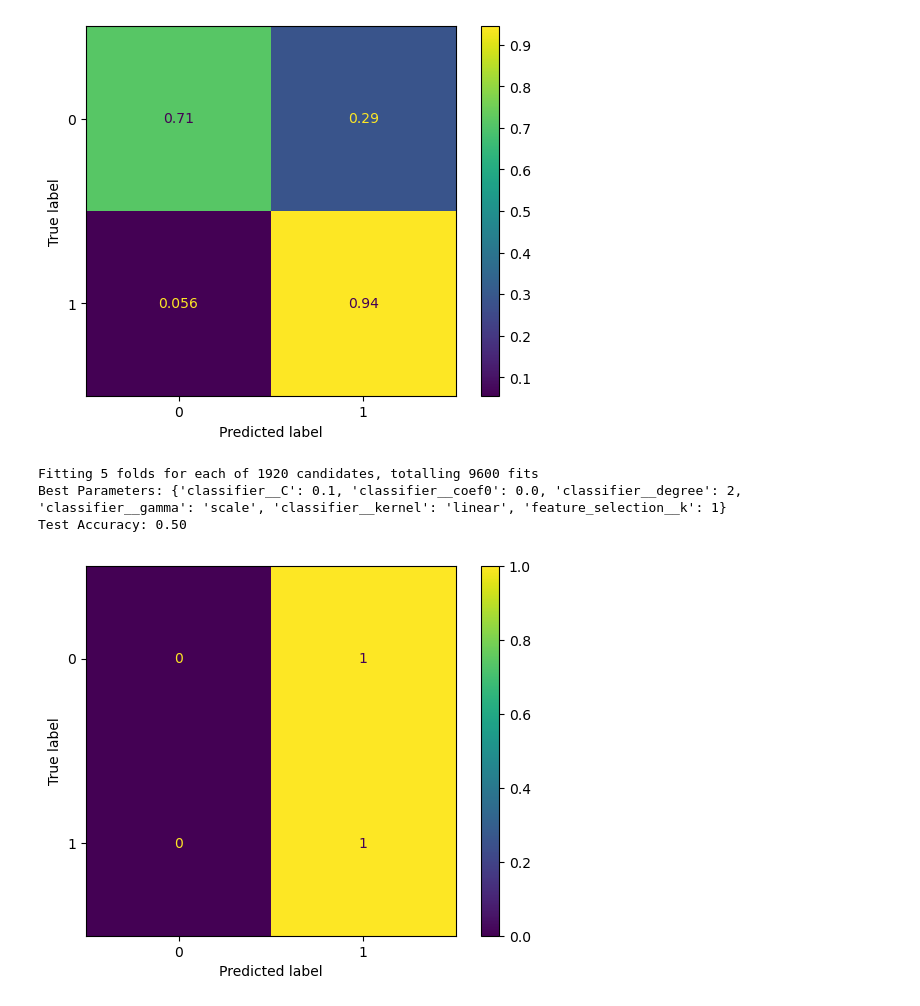
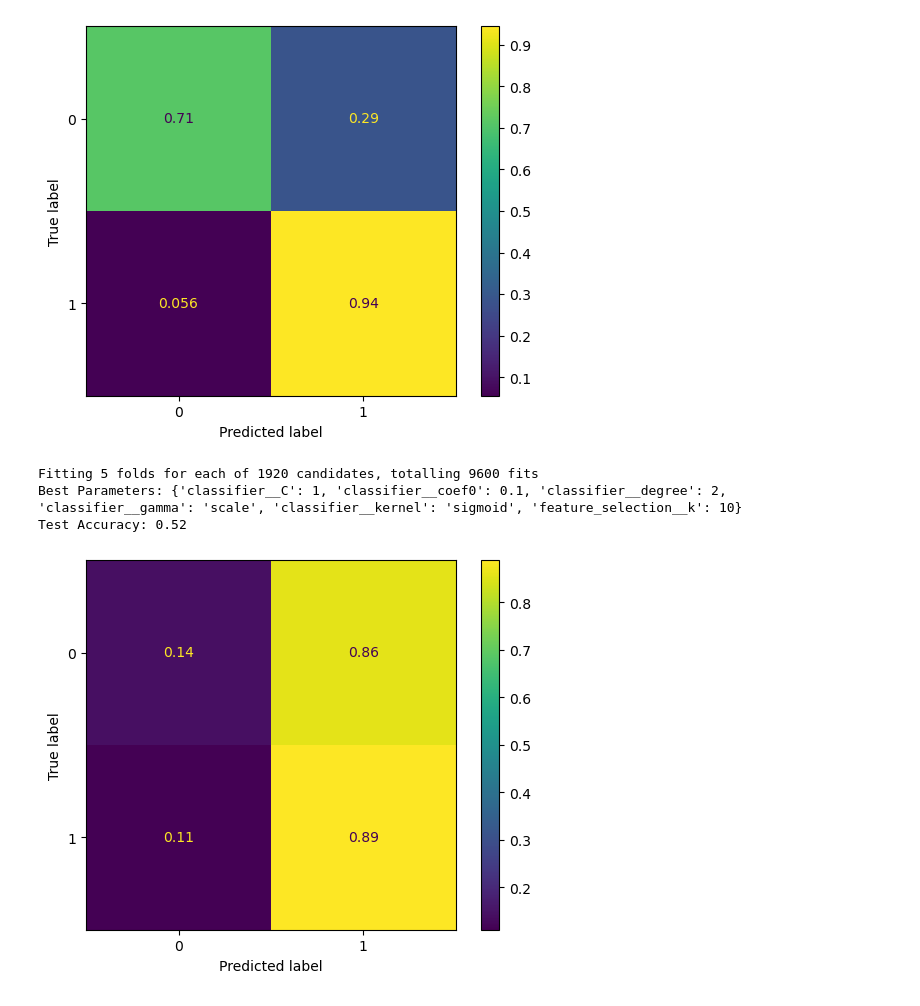
Before and after one commit to ljime080/CAP4612_Final_Project, a Jupyter notebook: final_project.ipynb, the cells around one changed output. Drawn from its saved outputs; the diff is of its cells as text; code cells hidden in the pictures.

Commit message:
adding test results

```diff
--- a/final_project.ipynb
+++ b/final_project.ipynb
@@ -162,7 +162,7 @@ preprocessor = ColumnTransformer(
 # Step 5: Create a pipeline with a classifier
 knn_pipeline = Pipeline(steps=[
     ('preprocessor', preprocessor),
-    ('feature_selection', SelectKBest(score_func=f_classif, k= 10)),
+    ('feature_selection', SelectKBest(score_func=f_classif)),
     ('classifier', KNeighborsClassifier())
 ])
 
@@ -175,12 +175,12 @@ param_grid = {
 }
 
 # Step 7: Perform grid search
-grid_search = GridSearchCV(knn_pipeline, param_grid, cv=5, scoring=roc_auc_score, verbose=1, n_jobs=-1)
+grid_search = GridSearchCV(knn_pipeline, param_grid, cv=5, scoring='roc_auc', verbose=1, n_jobs=-1)
 grid_search.fit(X_train, y_train)
 
 # Step 8: Evaluate the best model
-best_model = grid_search.best_estimator_
-y_pred = best_model.predict(X_train)
+knn_best_model = grid_search.best_estimator_
+y_pred = knn_best_model.predict(X_train)
 
 # Output results
 print("Best Parameters:", grid_search.best_params_)
@@ -217,20 +217,20 @@ param_grid = [
         'feature_selection__k': [1, 2, 3, 4],  # Number of features to select
         'classifier__penalty': ['elasticnet'],
         'classifier__solver': ['saga'],
-        'classifier__C': [0.01, 0.1, 1, 10, 100],
+        'classifier__C': np.arange(0.001, 0.1, 0.001),
         'classifier__l1_ratio': [0.2, 0.5, 0.8]
     }
 ]
 
 
 # Step 5: Perform grid search
-grid_search = GridSearchCV(logit_pipeline, param_grid=param_grid, cv=5, scoring=roc_auc_score, n_jobs=-1, verbose=1)
+grid_search = GridSearchCV(logit_pipeline, param_grid=param_grid, cv=5, scoring='roc_auc', n_jobs=-1, verbose=1)
 grid_search.fit(X_train, np.ravel(y_train))
 
 
 # Step 6: Evaluate the best model
-best_model = grid_search.best_estimator_
-y_pred_logit = best_model.predict(X_train)
+logit_best_model = grid_search.best_estimator_
+y_pred_logit = logit_best_model.predict(X_train)
 
 # Step 7: Output results
 print("Best Parameters:", grid_search.best_params_)
@@ -278,34 +278,34 @@ AUC score: 0.8293650793650793
 # %%
 svc_pipeline = Pipeline(steps=[
     ('preprocessor', preprocessor),
     ('feature_selection', SelectKBest(score_func=f_classif)),
     ('classifier', SVC(random_state=random_state))
 ])
 
 param_grid = {
     'feature_selection__k': [1, 2, 3, 5, 10],  # Number of features to select
     'classifier__C': [0.1, 1, 10, 100],  # Regularization strength
     'classifier__kernel': ['linear', 'rbf', 'poly', 'sigmoid'],  # Kernel types
     'classifier__gamma': ['scale', 'auto'],  # Kernel coefficient
     'classifier__degree': [2, 3, 4],  # Degree of the polynomial kernel (only for 'poly' kernel)
     'classifier__coef0': [0.0, 0.1, 0.5, 1.0],  # Independent term in kernel function (poly/sigmoid)
 }
 
 # Step 5: Perform grid search
-grid_search = GridSearchCV(svc_pipeline, param_grid=param_grid, cv=5, scoring=roc_auc_score, n_jobs=-1, verbose=1)
+grid_search = GridSearchCV(svc_pipeline, param_grid=param_grid, cv=5, scoring='roc_auc', n_jobs=-1, verbose=1)
 grid_search.fit(X_train, y_train)
 
 # Step 6: Evaluate the best model
 svc_best_model = grid_search.best_estimator_
 y_pred_svc = svc_best_model.predict(X_train)
 
 # Step 7: Output results
 print("Best Parameters:", grid_search.best_params_)
 print(f"Test Accuracy: {roc_auc_score(y_train, y_pred_svc):.2f}")
 ConfusionMatrixDisplay.from_predictions(y_train, y_pred_svc , normalize='true' )
 plt.show()
 # %% [output]
 Fitting 5 folds for each of 1920 candidates, totalling 9600 fits
-Best Parameters: {'classifier__C': 0.1, 'classifier__coef0': 0.0, 'classifier__degree': 2, 'classifier__gamma': 'scale', 'classifier__kernel': 'linear', 'feature_selection__k': 1}
-Test Accuracy: 0.50
+Best Parameters: {'classifier__C': 1, 'classifier__coef0': 0.1, 'classifier__degree': 2, 'classifier__gamma': 'scale', 'classifier__kernel': 'sigmoid', 'feature_selection__k': 10}
+Test Accuracy: 0.52
-[figure, old version]
+[figure, new version]
```
Also changed, not shown: parts of 9 cells of this notebook.
